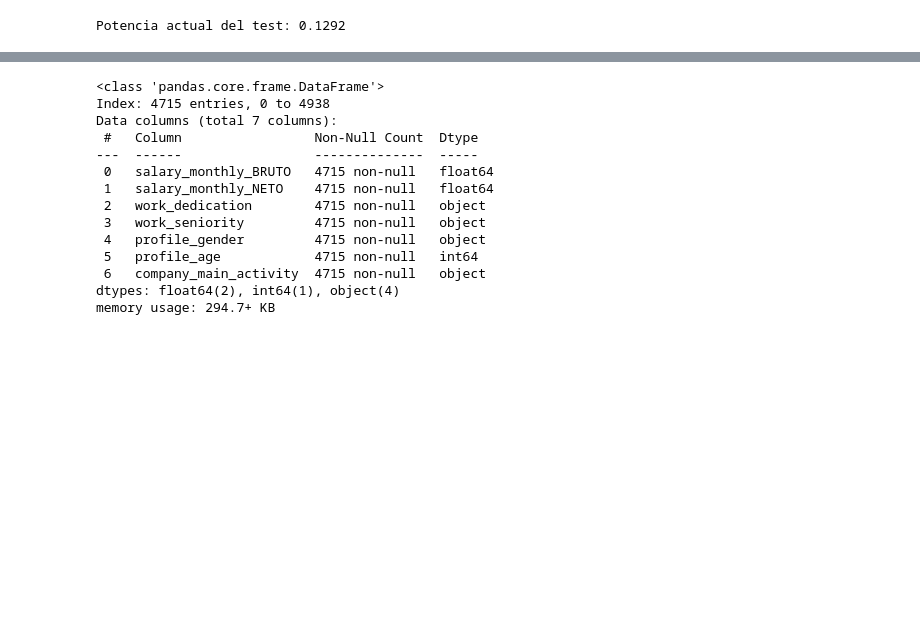
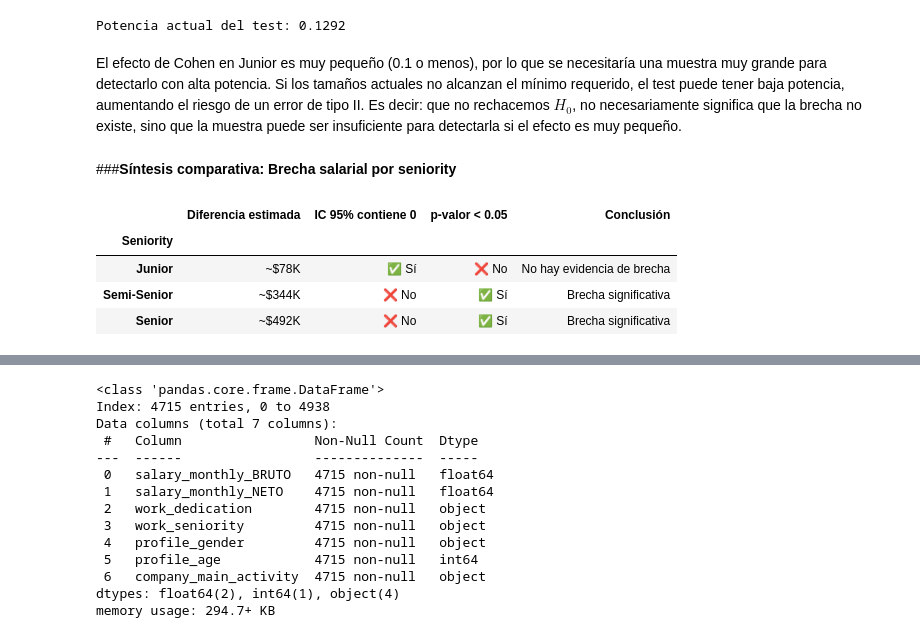
Before and after one commit to sgruyzcki/DiploDatos2026, a Jupyter notebook: Análisis y Visualización de Datos/practico2/Entregable_Parte_2_Grupo_3.ipynb, the cells around one changed output, grey strips where cells are left out. Drawn from its saved outputs; the diff is of its cells as text; code cells hidden in the pictures; blank space fills up the shorter version.

```diff
--- a/Análisis y Visualización de Datos/practico2/Entregable_Parte_2_Grupo_3.ipynb
+++ b/Análisis y Visualización de Datos/practico2/Entregable_Parte_2_Grupo_3.ipynb
@@ -921,3 +1112,26 @@ actual_power = analysis.power(
 print(f"Potencia actual del test: {actual_power:.4f}")
 # %% [output]
 Potencia actual del test: 0.1292
+# %% [markdown]
+
+
+El efecto de Cohen en Junior es muy pequeño (0.1 o menos), por lo que se necesitaría una muestra muy grande para detectarlo con alta potencia. Si los tamaños actuales no alcanzan el mínimo requerido, el test puede tener baja potencia, aumentando el riesgo de un error de tipo II. Es decir: que no rechacemos $H_0$, no necesariamente significa que la brecha no existe, sino que la muestra puede ser insuficiente para detectarla si el efecto es muy pequeño.
+# %% [markdown]
+###**Síntesis comparativa: Brecha salarial por seniority**
+# %%
+sintesis = pd.DataFrame({
+    'Seniority': ['Junior', 'Semi-Senior', 'Senior'],
+    'Diferencia estimada': ['~$78K', '~$344K', '~$492K'],
+    'IC 95% contiene 0': ['✅ Sí', '❌ No', '❌ No'],
+    'p-valor < 0.05': ['❌ No', '✅ Sí', '✅ Sí'],
+    'Conclusión': ['No hay evidencia de brecha', 'Brecha significativa', 'Brecha significativa']
+})
+
+sintesis.set_index('Seniority', inplace=True)
+display(sintesis)
+# %% [output]
+|  | Diferencia estimada | IC 95% contiene 0 | p-valor < 0.05 | Conclusión |
+| Seniority |  |  |  |  |
+| Junior | ~$78K | ✅ Sí | ❌ No | No hay evidencia de brecha |
+| Semi-Senior | ~$344K | ❌ No | ✅ Sí | Brecha significativa |
+| Senior | ~$492K | ❌ No | ✅ Sí | Brecha significativa |
```
Also changed, not shown: parts of 74 cells of this notebook.
